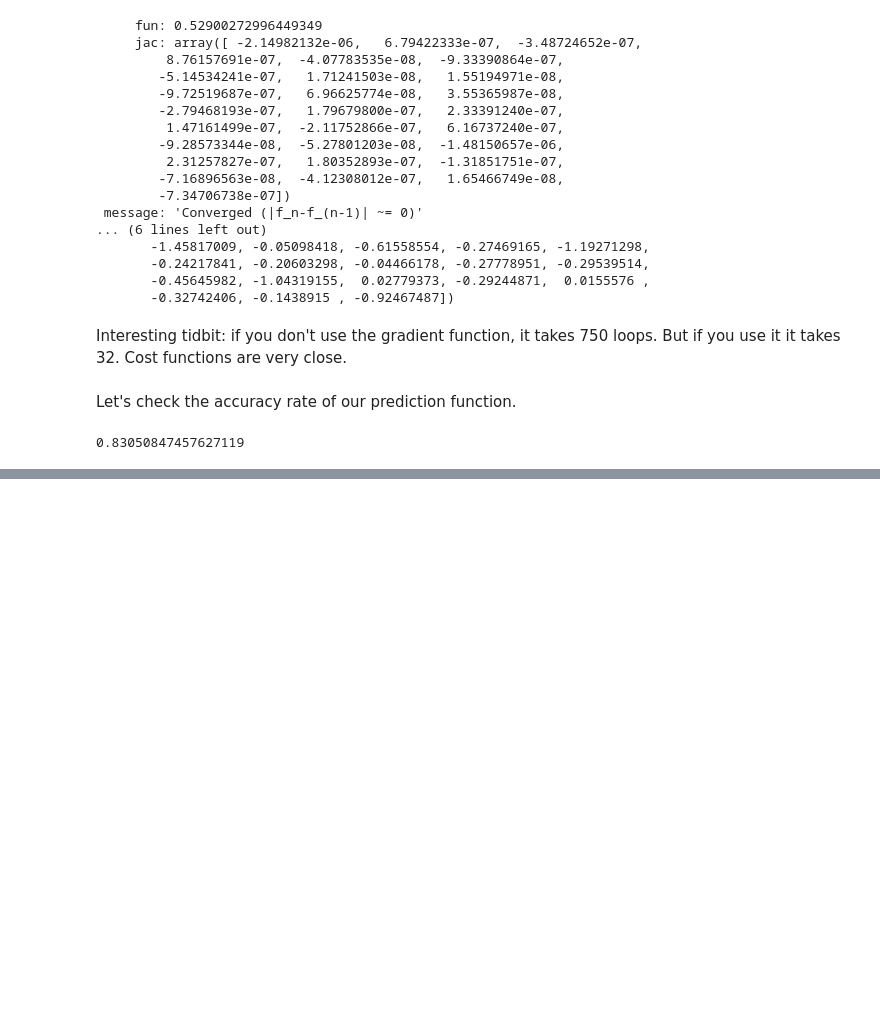
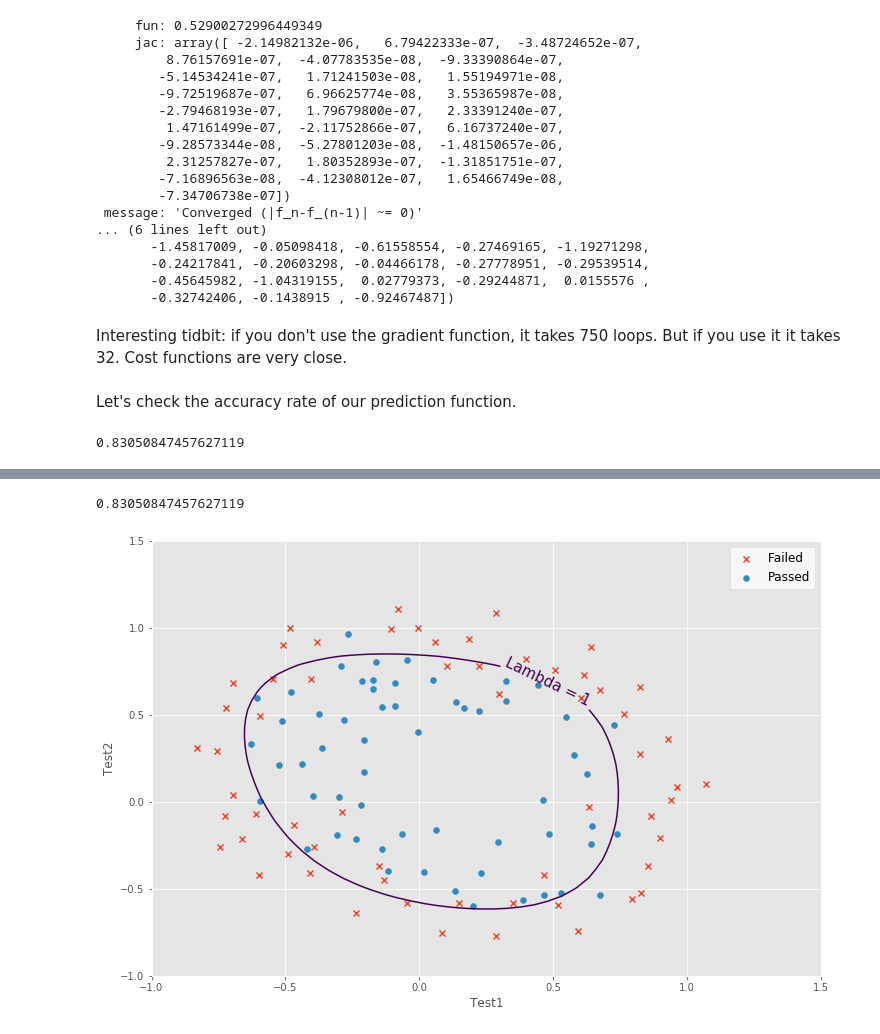
Before and after one commit to alperenevrin/MachineLearniNg, a Jupyter notebook: Ex 2 - Logistic Regression/Logistic Regression with Regularization.ipynb, the cells around one changed output, grey strips where cells are left out. Drawn from its saved outputs; the diff is of its cells as text; code cells hidden in the pictures; blank space fills up the shorter version.

```diff
--- a/Ex 2 - Logistic Regression/Logistic Regression with Regularization.ipynb
+++ b/Ex 2 - Logistic Regression/Logistic Regression with Regularization.ipynb
@@ -218,0 +309,5 @@ accuracy_rate
+# %%
+Draw_Contour(X, y, 1.0)
+# %% [output]
+0.83050847457627119
+[figure, added]
```
Also changed, not shown: parts of 12 cells of this notebook.
